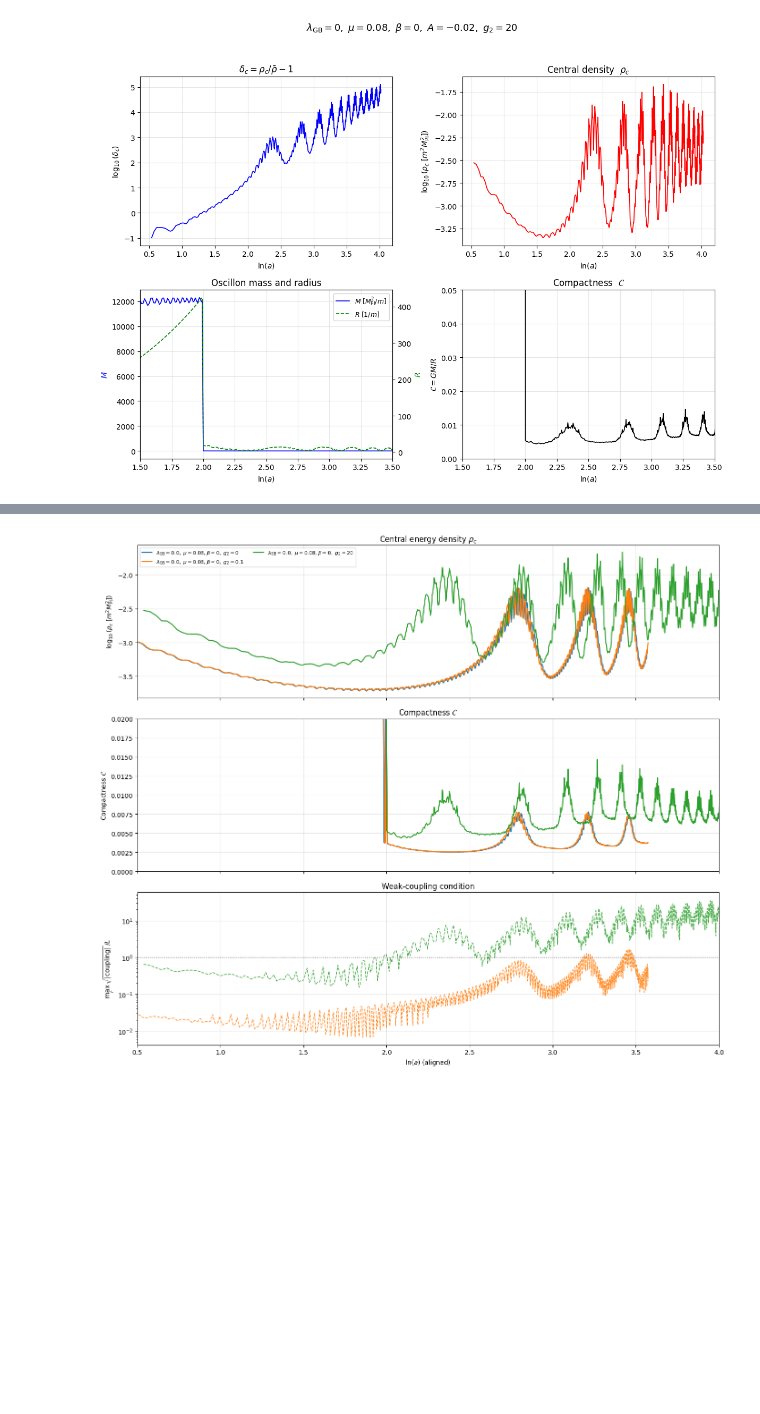
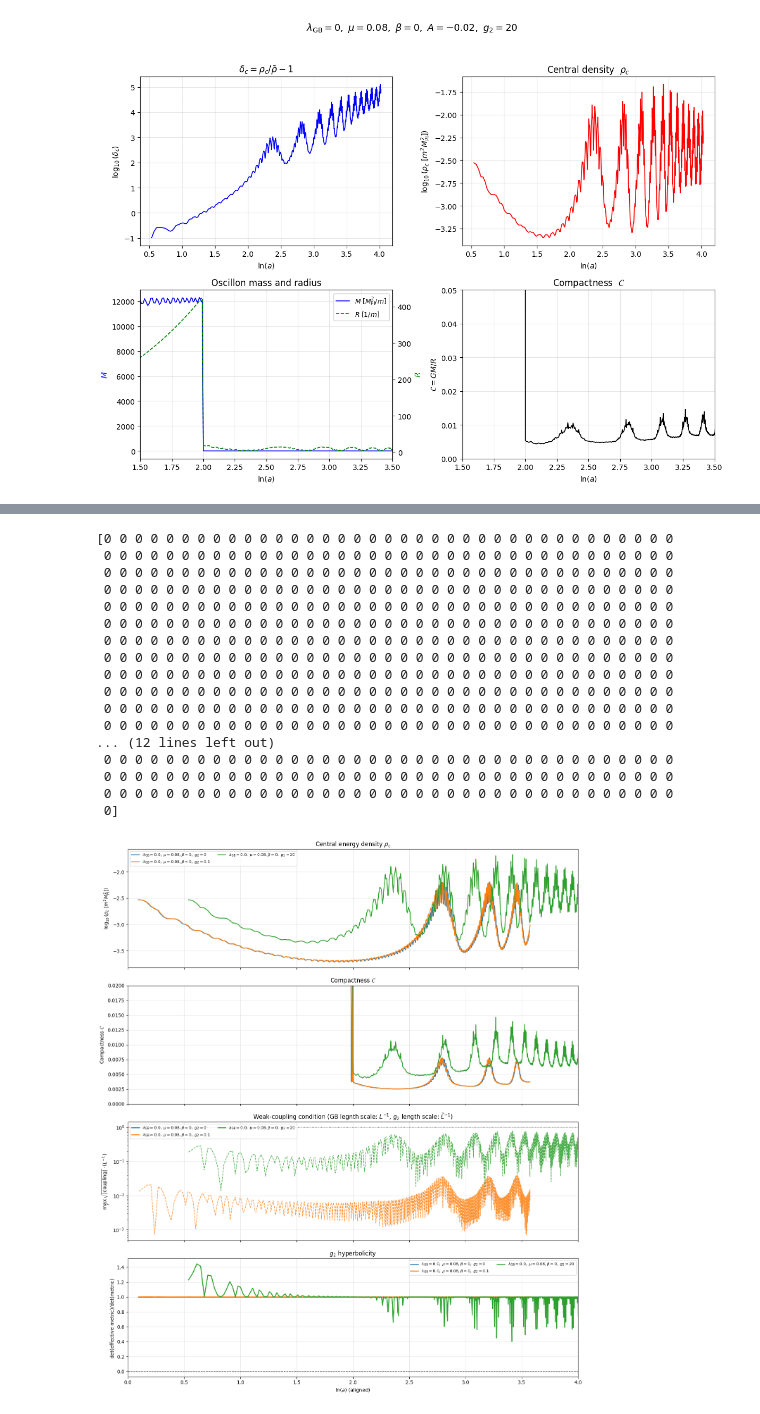
Before and after one commit to GRSerdar/0scillons, a Jupyter notebook: February26Oscillons/Feb26/RunningCode/DATA/g2_comparison.ipynb, the cells around one changed output, grey strips where cells are left out. Saved outputs shown, nothing was run; the diff lists cells and outputs as text; code cells hidden in the pictures; blank space fills up the shorter version.

```diff
--- a/February26Oscillons/Feb26/RunningCode/DATA/g2_comparison.ipynb
+++ b/February26Oscillons/Feb26/RunningCode/DATA/g2_comparison.ipynb
@@ -845,16 +900,17 @@ Sample ranges (first selected run):
   wc_lambda_bare max: 0.000e+00
   wc_g2_bare max:     0.000e+00
 # %%
-# ## 11 — rho_c, compactness and WCC vs ln(a)
-# Three stacked panels sharing x-axis:
-#   top    : log10(rho_c)
-#   middle : compactness C
-#   bottom : weak-coupling condition max_r(sqrt(|lambda'|)/L)  (and sqrt(|g2|)/L if nonzero)
+# ## 11 — rho_c, compactness, WCC and g2 hyperbolicity vs ln(a)
+# Four stacked panels sharing x-axis:
+#   panel 0 : log10(rho_c)
+#   panel 1 : compactness C
+#   panel 2 : weak-coupling condition max_r(sqrt(|lambda'|)/L)  (and sqrt(|g2|)/L if nonzero)
+#   panel 3 : g2 hyperbolicity  min_r(disc_g2)  and violated-fraction (hyp_g2_ok == False)
 
 USE_ALIGNED_COMBO = True
 R_WCC_MAX = 100.0
 
-fig, axes = plt.subplots(3, 1, figsize=(14, 12), sharex=True)
+fig, axes = plt.subplots(4, 1, figsize=(14, 16), sharex=True)
 cmap = plt.cm.tab10
 
 if len(keys_to_plot) == 0:
@@ -889,35 +945,74 @@ else:
         axes[1].plot(x, osc["C"], color=color, lw=1.6, label=label)
 
         # Panel 3: weak-coupling conditions
         if eft is not None:
             wc_lam = np.nanmax(eft["wc_lambda_bare"][:, r_mask], axis=1)
             axes[2].plot(x, wc_lam, color=color, lw=1.8, label=label)
             if g2 != 0:
                 wc_g2 = np.nanmax(eft["wc_g2_bare"][:, r_mask], axis=1)
                 axes[2].plot(x, wc_g2, color=color, lw=1.2, ls="--", alpha=0.85)
                 any_g2_nonzero = True
 
+        # Panel 4: g2 hyperbolicity
+        if eft is not None and "disc_g2" in eft:
+            disc_g2_min = np.nanmin(eft["disc_g2"][:, r_mask], axis=1)
+            axes[3].plot(x, disc_g2_min, color=color, lw=1.8, label=label)
+            #if "hyp_g2_ok" in eft:
+            #    frac_bad_g2 = 1.0 - np.mean(eft["hyp_g2_ok"][:, r_mask], axis=1)
+            #    axes[3].plot(x, frac_bad_g2, color=color, lw=1.0, ls=":", alpha=0.7)
+
     axes[0].set_ylabel(r"$\log_{10}(\rho_c \; [m^2 M_{\rm Pl}^2])$")
     axes[0].set_title(r"Central energy density $\rho_c$")
     axes[0].grid(True, alpha=0.3)
-    axes[0].set_xlim(0.5, 4)
+    axes[0].set_xlim(0, 4)
 
     axes[1].set_ylabel(r"Compactness $\mathcal{C}$")
     axes[1].set_title(r"Compactness $\mathcal{C}$")
     axes[1].grid(True, alpha=0.3)
     axes[1].set_ylim(0, 0.02)
 
     axes[2].axhline(1.0, color="k", lw=1.0, ls=":", alpha=0.7)
-    axes[2].set_ylabel(r"$\max_r\,\sqrt{|\mathrm{coupling}|}\,/L$")
-    wcc_title = r"Weak-coupling condition"
+    axes[2].set_ylabel(r"$\max_r\,\sqrt{|\mathrm{coupling}|}\,\cdot\,(L^{-1})$")
+    wcc_title = r"Weak-coupling condition (GB legnth scale: $L^{-1}$, $g_2$ length scale: $\tilde{L}^{-1}$)"
     axes[2].set_title(wcc_title)
     axes[2].set_yscale("log")
     axes[2].grid(True, alpha=0.3)
 
-    axes[2].set_xlabel(r"$\ln(a)$" + (" (aligned)" if USE_ALIGNED_COMBO else ""))
+    axes[3].axhline(0.0, color="k", lw=1.0, ls="--", alpha=0.8)
+    axes[3].set_ylabel(r"det(effective metric)/det(metric) ")
+    axes[3].set_title(r"$g_2$ hyperbolicity")
+    #axes[3].set_yscale("symlog", linthresh=1e-3)
+    axes[3].grid(True, alpha=0.3)
+
+    axes[3].set_xlabel(r"$\ln(a)$" + (" (aligned)" if USE_ALIGNED_COMBO else ""))
     axes[0].legend(fontsize=8, ncol=2, loc="best")
+    axes[2].legend(fontsize=8, ncol=2, loc="best")
+    axes[3].legend(fontsize=8, ncol=2, loc="best")
+
+    i_center = 0  # or np.argmin(np.abs(r0))
+    dom_center = eft["dominant_term_idx"][:, i_center]      # 0, 1, or 2
+    dom_g2_center = eft["dominant_g2_term_idx"][:, i_center] # 0 or 1
+
+    print(dom_g2_center)
 
     fig.tight_layout()
     plt.show()
 # %% [output]
+[0 0 0 0 0 0 0 0 0 0 0 0 0 0 0 0 0 0 0 0 0 0 0 0 0 0 0 0 0 0 0 0 0 0 0 0 0
+ 0 0 0 0 0 0 0 0 0 0 0 0 0 0 0 0 0 0 0 0 0 0 0 0 0 0 0 0 0 0 0 0 0 0 0 0 0
+ 0 0 0 0 0 0 0 0 0 0 0 0 0 0 0 0 0 0 0 0 0 0 0 0 0 0 0 0 0 0 0 0 0 0 0 0 0
+ 0 0 0 0 0 0 0 0 0 0 0 0 0 0 0 0 0 0 0 0 0 0 0 0 0 0 0 0 0 0 0 0 0 0 0 0 0
+ 0 0 0 0 0 0 0 0 0 0 0 0 0 0 0 0 0 0 0 0 0 0 0 0 0 0 0 0 0 0 0 0 0 0 0 0 0
+ 0 0 0 0 0 0 0 0 0 0 0 0 0 0 0 0 0 0 0 0 0 0 0 0 0 0 0 0 0 0 0 0 0 0 0 0 0
+ 0 0 0 0 0 0 0 0 0 0 0 0 0 0 0 0 0 0 0 0 0 0 0 0 0 0 0 0 0 0 0 0 0 0 0 0 0
+ 0 0 0 0 0 0 0 0 0 0 0 0 0 0 0 0 0 0 0 0 0 0 0 0 0 0 0 0 0 0 0 0 0 0 0 0 0
+ 0 0 0 0 0 0 0 0 0 0 0 0 0 0 0 0 0 0 0 0 0 0 0 0 0 0 0 0 0 0 0 0 0 0 0 0 0
+ 0 0 0 0 0 0 0 0 0 0 0 0 0 0 0 0 0 0 0 0 0 0 0 0 0 0 0 0 0 0 0 0 0 0 0 0 0
+ 0 0 0 0 0 0 0 0 0 0 0 0 0 0 0 0 0 0 0 0 0 0 0 0 0 0 0 0 0 0 0 0 0 0 0 0 0
+ 0 0 0 0 0 0 0 0 0 0 0 0 0 0 0 0 0 0 0 0 0 0 0 0 0 0 0 0 0 0 0 0 0 0 0 0 0
+... (12 lines left out)
+ 0 0 0 0 0 0 0 0 0 0 0 0 0 0 0 0 0 0 0 0 0 0 0 0 0 0 0 0 0 0 0 0 0 0 0 0 0
+ 0 0 0 0 0 0 0 0 0 0 0 0 0 0 0 0 0 0 0 0 0 0 0 0 0 0 0 0 0 0 0 0 0 0 0 0 0
+ 0 0 0 0 0 0 0 0 0 0 0 0 0 0 0 0 0 0 0 0 0 0 0 0 0 0 0 0 0 0 0 0 0 0 0 0 0
+ 0]
-[figure, old version]
+[figure, new version]
```
Also changed, not shown: parts of 2 cells of this notebook, 8 other files.
